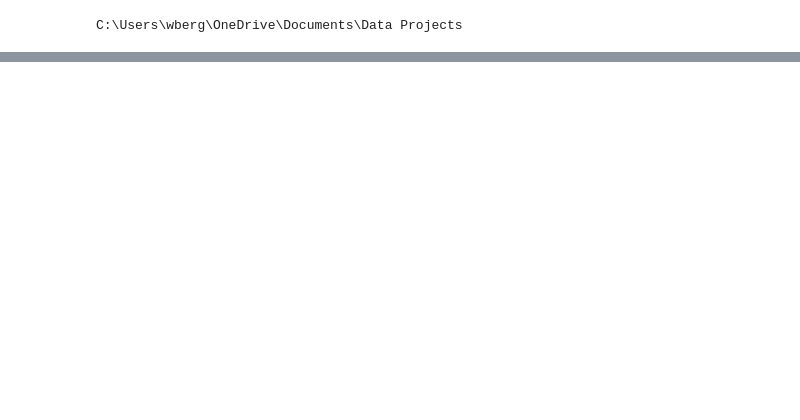
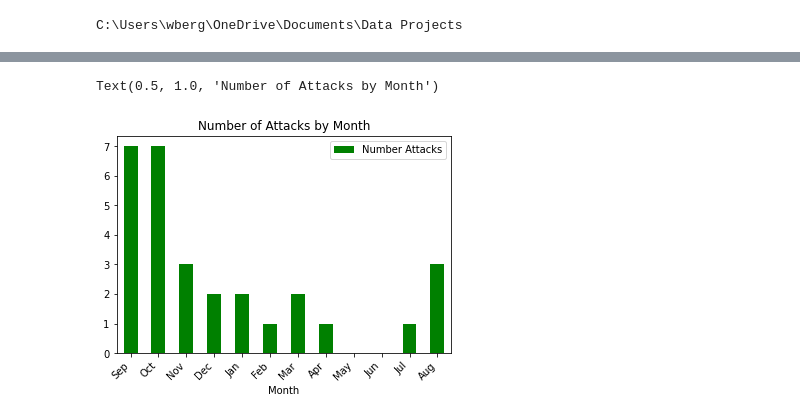
Before and after one commit to warren-berg/Oregon-Coast-Shark-Attacks, a Jupyter notebook: Shark Attacks on the Oregon Coast.ipynb, the cells around one changed output, grey strips where cells are left out. Saved outputs shown, nothing was run; the diff lists cells and outputs as text; code cells hidden in the pictures; blank space fills up the shorter version.

```diff
--- a/Shark Attacks on the Oregon Coast.ipynb
+++ b/Shark Attacks on the Oregon Coast.ipynb
@@ -381,0 +287,18 @@ Name: Species, dtype: object
+# %%
+# Create DataFrame of Standard Months
+def_months = ['Sep', 'Oct', 'Nov', 'Dec', 'Jan', 'Feb', 'Mar', 'Apr', 'May', 'Jun', 'Jul', 'Aug']
+def_months = pd.DataFrame(def_months)
+def_months = def_months.rename(columns={0:'Month'})
+
+# create Dataframe showing attacks per month
+months = day_month_year['Month'].value_counts()
+months = pd.DataFrame(months)
+months = months.rename(columns={'Month':'Number Attacks'})
+# align index
+months.insert(0,'index',[0,1,11,2,3,4,6,10,7,5])
+months = months.set_index('index')
+
+# join dataframes together
+attacks_per_month = def_months.join(months)
+attacks_per_month = attacks_per_month.fillna(0)
+attacks_per_month
@@ -381,0 +319,9 @@ Name: Species, dtype: object
+# %%
+# Plot figure
+
+ax = attacks_per_month.plot.bar(x='Month', y='Number Attacks', color='green')
+plt.xticks(rotation=45, ha='right')
+plt.title('Number of Attacks by Month')
+# %% [output]
+Text(0.5, 1.0, 'Number of Attacks by Month')
+[figure, added]
```
Also changed, not shown: parts of 45 cells of this notebook.
